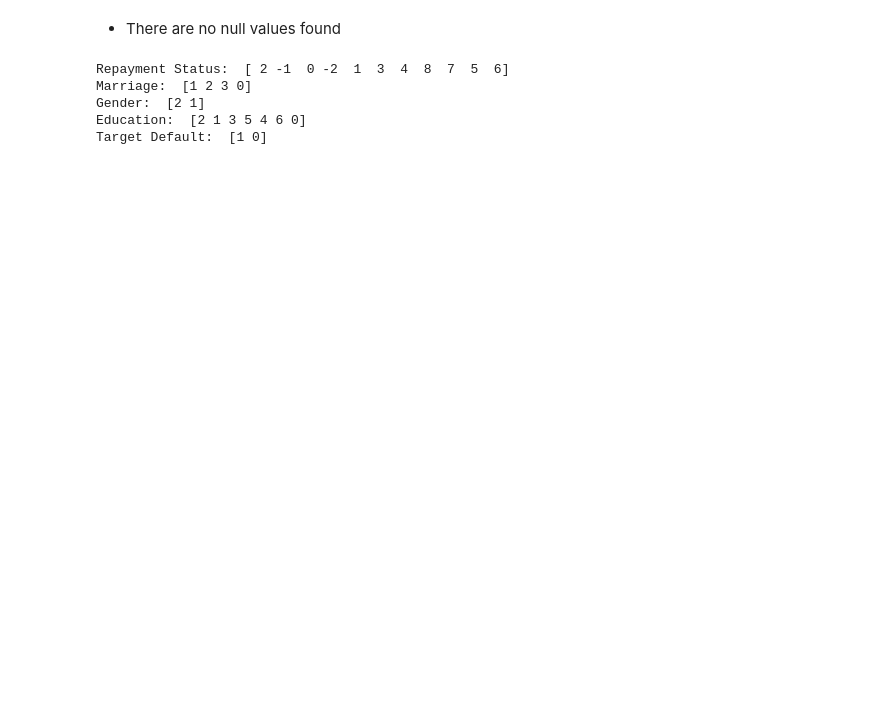
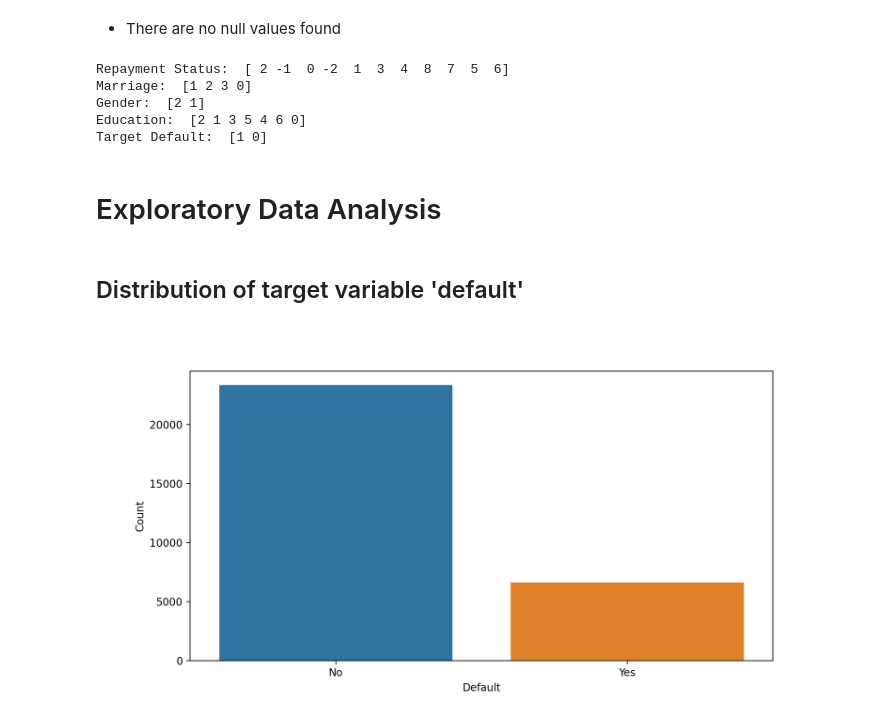
Before and after one commit to Tejakumar/UMBC-DATA606-Capstone, a Jupyter notebook: notebooks/Credit_default_prediction.ipynb, the cells around one changed output. Drawn from its saved outputs; the diff is of its cells as text; code cells hidden in the pictures; blank space fills up the shorter version.

```diff
--- a/notebooks/Credit_default_prediction.ipynb
+++ b/notebooks/Credit_default_prediction.ipynb
@@ -55,7 +56,7 @@ dtypes: float64(13), int64(12)
 memory usage: 5.7 MB
 # %%
 # Renaming Columns
-data = data.rename(columns={'PAY_0': 'PAY_1', 'default.payment.next.month': 'target'})
+data = data.rename(columns={'PAY_0': 'PAY_1', 'default.payment.next.month': 'default'})
 # %%
 # Checking for any null values
 data.isnull().sum()
@@ -92,3 +93,13 @@ Marriage:  [1 2 3 0]
 Gender:  [2 1]
 Education:  [2 1 3 5 4 6 0]
 Target Default:  [1 0]
+# %% [markdown]
+# Exploratory Data Analysis
+# %%
+# Categorizing unnecessary values
+others = [0, 5, 6]
+# Replace values in Education Column
+data.loc[data['EDUCATION'].isin(others), 'EDUCATION'] = 4
+# %%
+# Replacing unnecessary values in Marriage Column
+data['MARRIAGE'] = data['MARRIAGE'].replace(0,3)
@@ -94,0 +108,11 @@ Target Default:  [1 0]
+# %% [markdown]
+## Distribution of target variable 'default'
+# %%
+plt.figure(figsize=(10,5))
+sns.countplot(x = 'default', data = data)
+plt.xlabel("Default")
+plt.ylabel("Count")
+plt.xticks(ticks=[0, 1], labels=['No', 'Yes'])
+plt.show()
+# %% [output]
+[figure, added]
```
Also changed, not shown: parts of 50 cells of this notebook.
